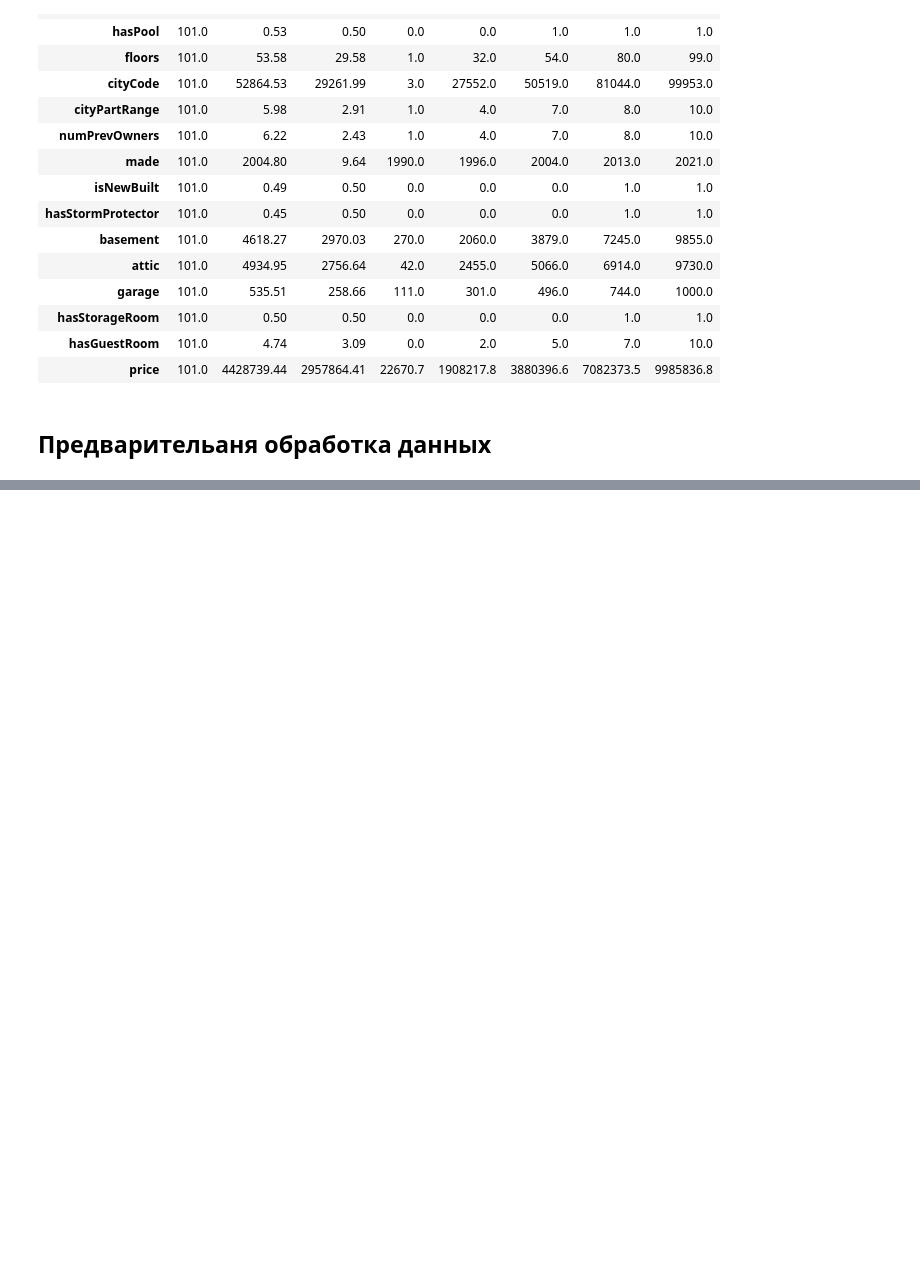
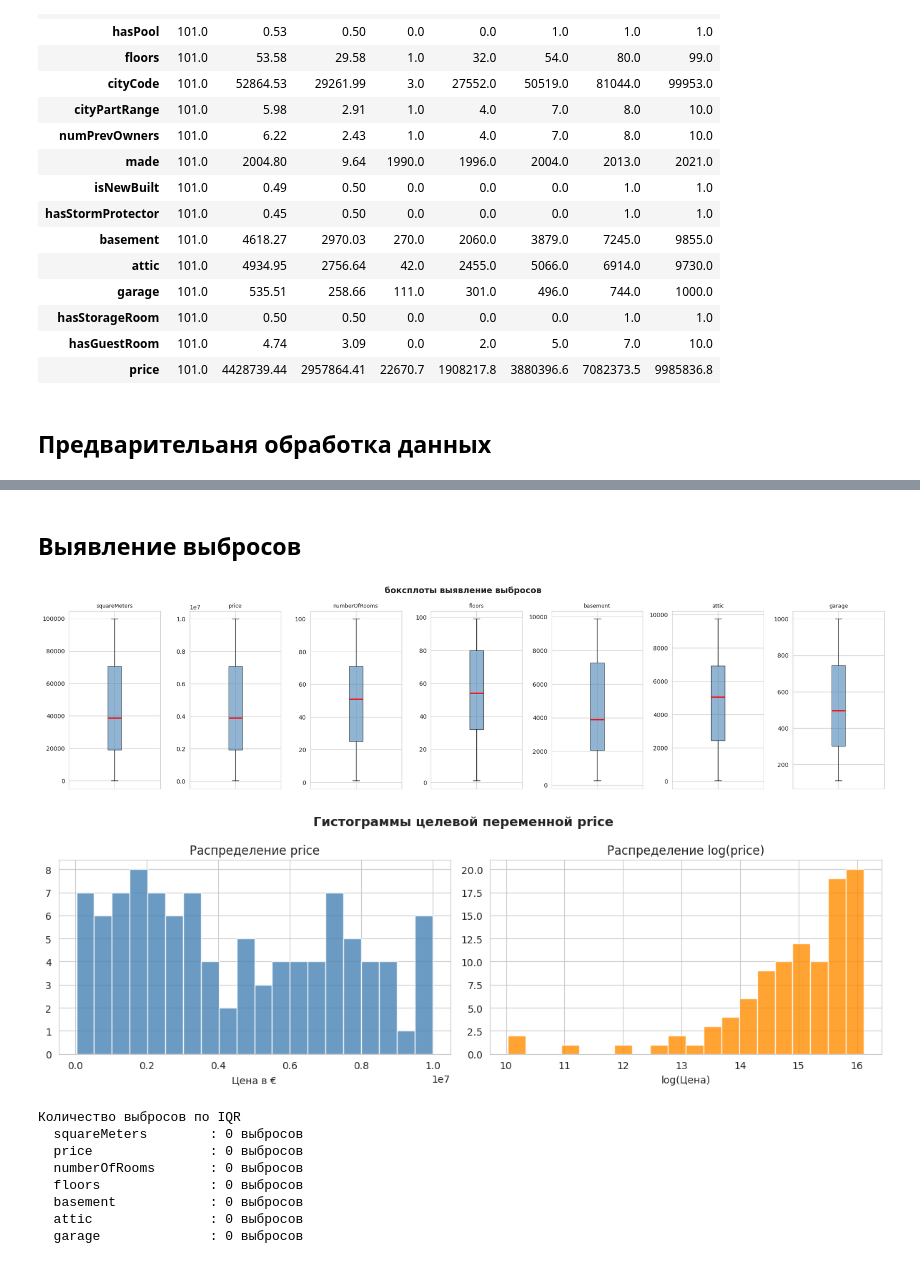
Before and after one commit to boshetunmay1/paris-real-estate-analysis, a Jupyter notebook: kursovaya.ipynb, the cells around one changed output, grey strips where cells are left out. Drawn from its saved outputs; the diff is of its cells as text; code cells hidden in the pictures; blank space fills up the shorter version.

```diff
--- a/kursovaya.ipynb
+++ b/kursovaya.ipynb
@@ -81,3 +81,14 @@ display(df.describe().T.round(2))
 | price | 101.0 | 4428739.44 | 2957864.41 | 22670.7 | 1908217.8 | 3880396.6 | 7082373.5 | 9985836.8 |
 # %% [markdown]
 ## Предварительаня обработка данных
+# %%
+print("Пропуски по каждой колонке:")
+missing = df.isnull().sum().rename('Пропусков').to_frame()
+missing['%'] = (missing['Пропусков'] / len(df) * 100).round(2)
+display(missing)
+rows_before = len(df)
+df = df.dropna()
+rows_after = len(df)
+print(f"\nДо удаления строк с пропусками: {rows_before}")
+print(f"После удаления: {rows_after}")
+print(f"Удалено строк: {rows_before - rows_after}")
@@ -83,0 +118,58 @@ display(df.describe().T.round(2))
+# %% [markdown]
+## Выявление выбросов
+# %%
+key_cols = ['squareMeters', 'price', 'numberOfRooms',
+            'floors', 'basement', 'attic', 'garage']
+
+#боксплоты
+fig, axes = plt.subplots(1, len(key_cols), figsize=(20, 5))
+fig.suptitle('боксплоты выявление выбросов',
+             fontsize=14, fontweight='bold')
+
+for ax, col in zip(axes, key_cols):
+    ax.boxplot(df[col], patch_artist=True,
+               boxprops=dict(facecolor='steelblue', alpha=0.6),
+               medianprops=dict(color='red', linewidth=2))
+    ax.set_title(col, fontsize=9)
+    ax.tick_params(axis='x', bottom=False, labelbottom=False)
+
+plt.tight_layout()
+plt.show()
+
+#гистограммы для price
+plt.figure(figsize=(12, 4))
+plt.subplot(1, 2, 1)
+plt.hist(df['price'], bins=20, color='steelblue', edgecolor='white', alpha=0.8)
+plt.title('Распределение price')
+plt.xlabel('Цена в €')
+
+plt.subplot(1, 2, 2)
+plt.hist(np.log1p(df['price']), bins=20, color='darkorange',
+         edgecolor='white', alpha=0.8)
+plt.title('Распределение log(price)')
+plt.xlabel('log(Цена)')
+
+plt.suptitle('Гистограммы целевой переменной price', fontsize=13,
+             fontweight='bold')
+plt.tight_layout()
+plt.show()
+
+#подсчёт выбросов по IQR
+print("Количество выбросов по IQR")
+for col in key_cols:
+    Q1 = df[col].quantile(0.25)
+    Q3 = df[col].quantile(0.75)
+    IQR = Q3 - Q1
+    n_out = ((df[col] < Q1 - 1.5 * IQR) | (df[col] > Q3 + 1.5 * IQR)).sum()
+    print(f"  {col:<20}: {n_out} выбросов")
+# %% [output]
+[figure, added]
+[figure, added]
+Количество выбросов по IQR
+  squareMeters        : 0 выбросов
+  price               : 0 выбросов
+  numberOfRooms       : 0 выбросов
+  floors              : 0 выбросов
+  basement            : 0 выбросов
+  attic               : 0 выбросов
+  garage              : 0 выбросов
```
Also changed, not shown: parts of 3 cells of this notebook.
